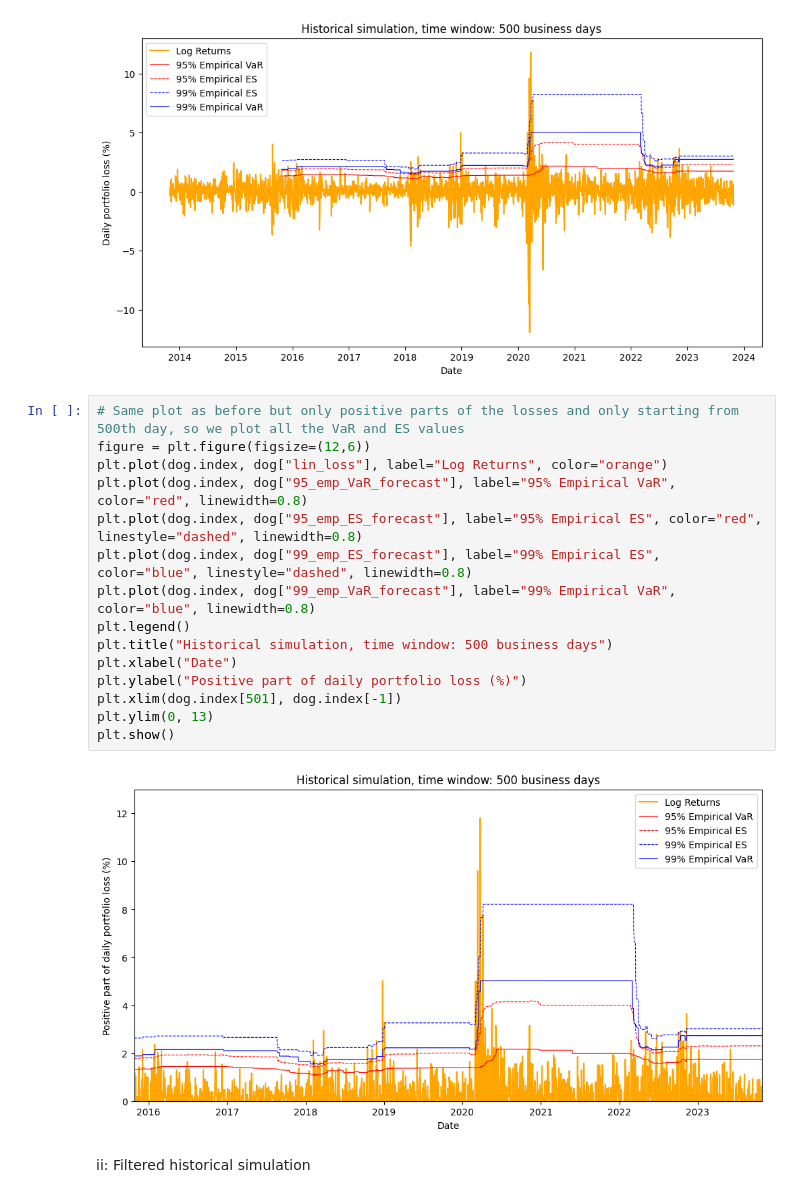
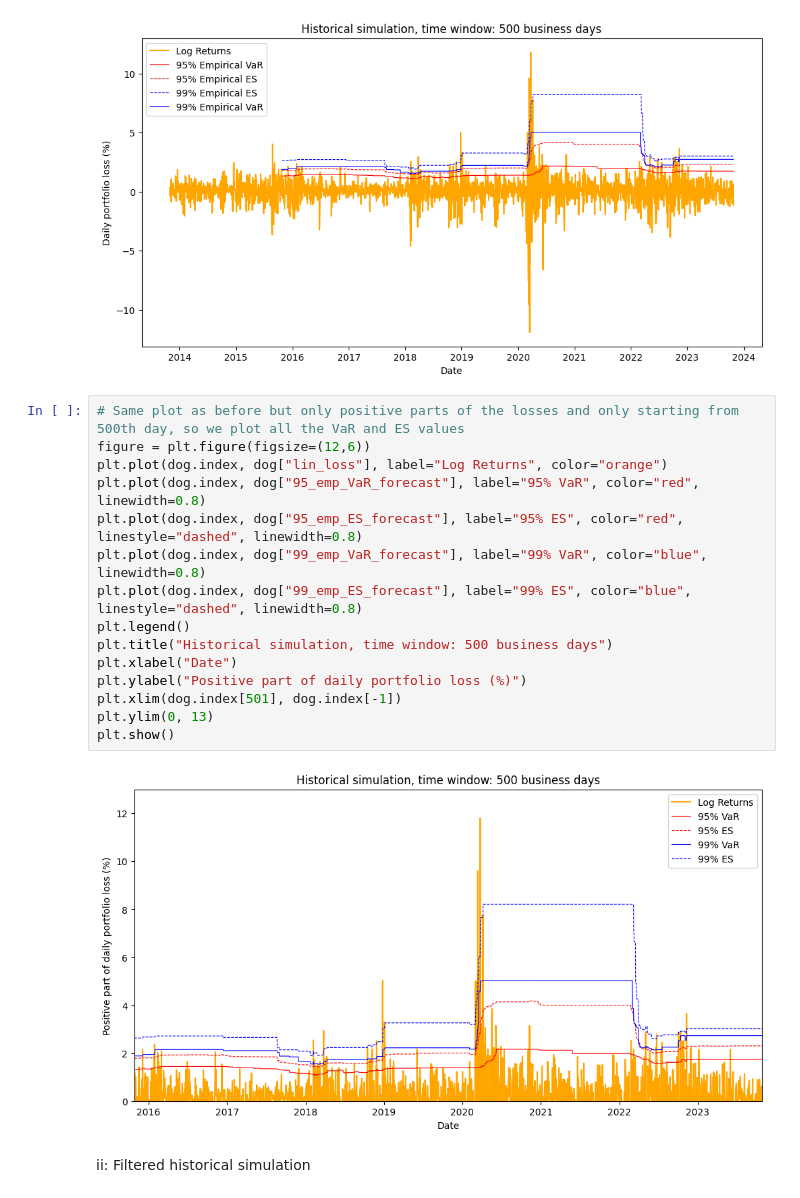
Before and after one commit to luca-imperial/QRM_1, a Jupyter notebook: Ex_b.ipynb, the cells around one changed output. Cells and saved outputs as stored; diff of their text form.

```diff
--- a/Ex_b.ipynb
+++ b/Ex_b.ipynb
@@ -55,20 +56,20 @@ plt.show()
 # %%
 # Same plot as before but only positive parts of the losses and only starting from 500th day, so we plot all the VaR and ES values
 figure = plt.figure(figsize=(12,6))
 plt.plot(dog.index, dog["lin_loss"], label="Log Returns", color="orange")
-plt.plot(dog.index, dog["95_emp_VaR_forecast"], label="95% Empirical VaR", color="red", linewidth=0.8)
-plt.plot(dog.index, dog["95_emp_ES_forecast"], label="95% Empirical ES", color="red", linestyle="dashed", linewidth=0.8)
-plt.plot(dog.index, dog["99_emp_ES_forecast"], label="99% Empirical ES", color="blue", linestyle="dashed", linewidth=0.8)
-plt.plot(dog.index, dog["99_emp_VaR_forecast"], label="99% Empirical VaR", color="blue", linewidth=0.8)
+plt.plot(dog.index, dog["95_emp_VaR_forecast"], label="95% VaR", color="red", linewidth=0.8)
+plt.plot(dog.index, dog["95_emp_ES_forecast"], label="95% ES", color="red", linestyle="dashed", linewidth=0.8)
+plt.plot(dog.index, dog["99_emp_VaR_forecast"], label="99% VaR", color="blue", linewidth=0.8)
+plt.plot(dog.index, dog["99_emp_ES_forecast"], label="99% ES", color="blue", linestyle="dashed", linewidth=0.8)
 plt.legend()
 plt.title("Historical simulation, time window: 500 business days")
 plt.xlabel("Date")
 plt.ylabel("Positive part of daily portfolio loss (%)")
 plt.xlim(dog.index[501], dog.index[-1])
 plt.ylim(0, 13)
 plt.show()
 # %% [output]
-[figure, old version]
+[figure, new version]
 # %% [markdown]
 ii: Filtered historical simulation
 # %% [markdown]
```
Also changed, not shown: parts of 7 cells of this notebook, 3 other files.
